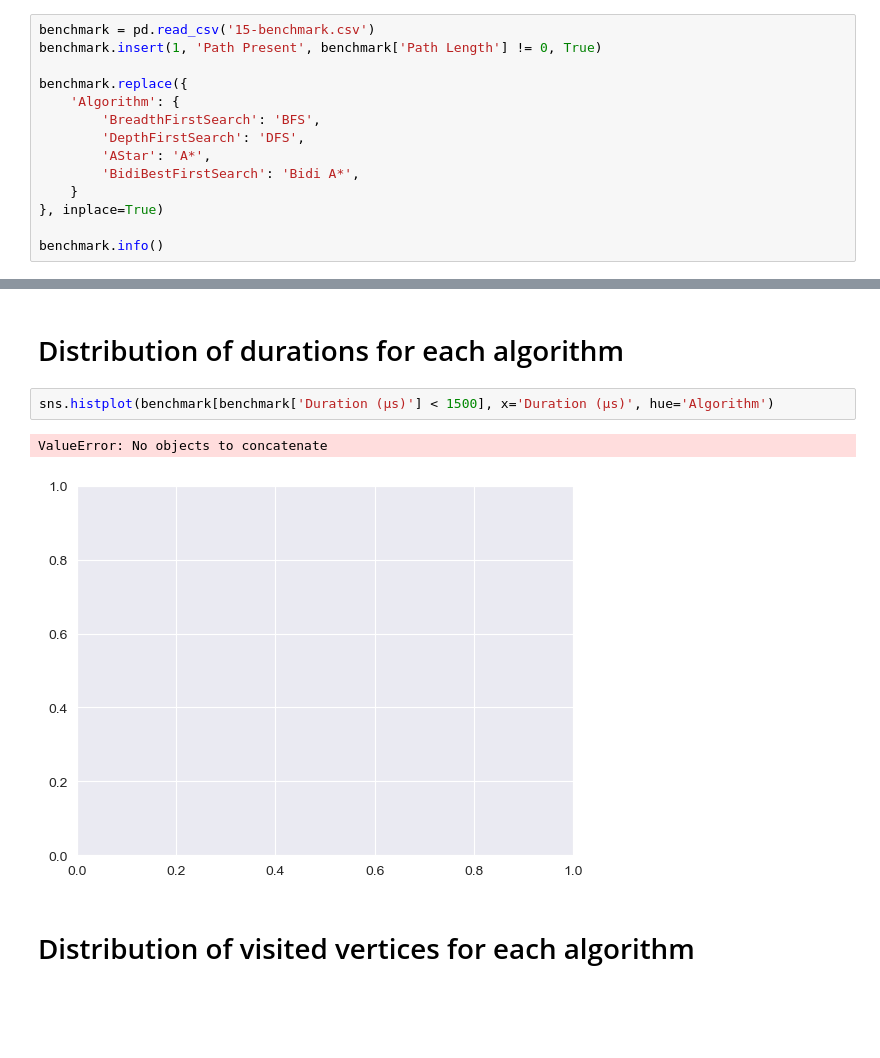
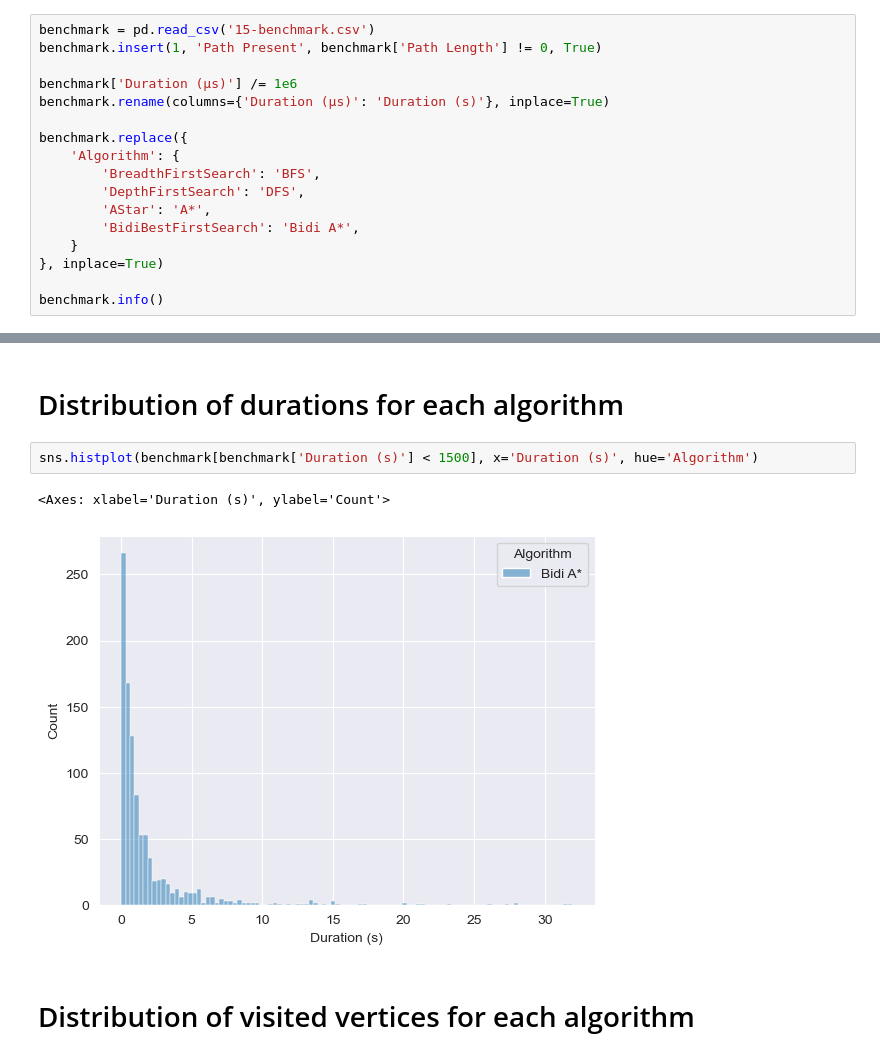
Before and after one commit to Spi3lot/pathfinding, a Jupyter notebook: Pathfinding/15-benchmark.ipynb, the cells around one changed output, grey strips where cells are left out. Drawn from its saved outputs; the diff is of its cells as text; blank space fills up the shorter version.

```diff
--- a/Pathfinding/15-benchmark.ipynb
+++ b/Pathfinding/15-benchmark.ipynb
@@ -5,6 +5,9 @@ import seaborn as sns
 # %%
 benchmark = pd.read_csv('15-benchmark.csv')
 benchmark.insert(1, 'Path Present', benchmark['Path Length'] != 0, True)
+
+benchmark['Duration (µs)'] /= 1e6
+benchmark.rename(columns={'Duration (µs)': 'Duration (s)'}, inplace=True)
 
 benchmark.replace({
     'Algorithm': {
@@ -186,10 +134,10 @@ sns.lineplot(benchmark, x='Path Length', y='Average Path Degree')
 # %% [markdown]
 # Distribution of durations for each algorithm
 # %%
-sns.histplot(benchmark[benchmark['Duration (µs)'] < 1500], x='Duration (µs)', hue='Algorithm')
+sns.histplot(benchmark[benchmark['Duration (s)'] < 1500], x='Duration (s)', hue='Algorithm')
 # %% [output]
-ValueError: No objects to concatenate
+<Axes: xlabel='Duration (s)', ylabel='Count'>
-[figure, old version]
+[figure, new version]
 # %% [markdown]
 # Distribution of visited vertices for each algorithm
 # %%
```
Also changed, not shown: parts of 26 cells of this notebook, 31 other files.
